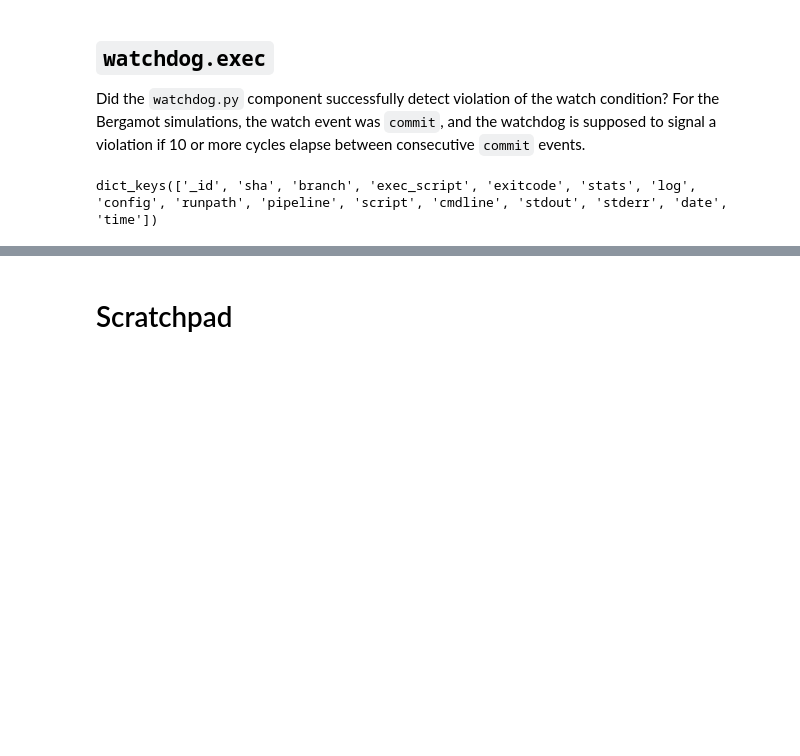
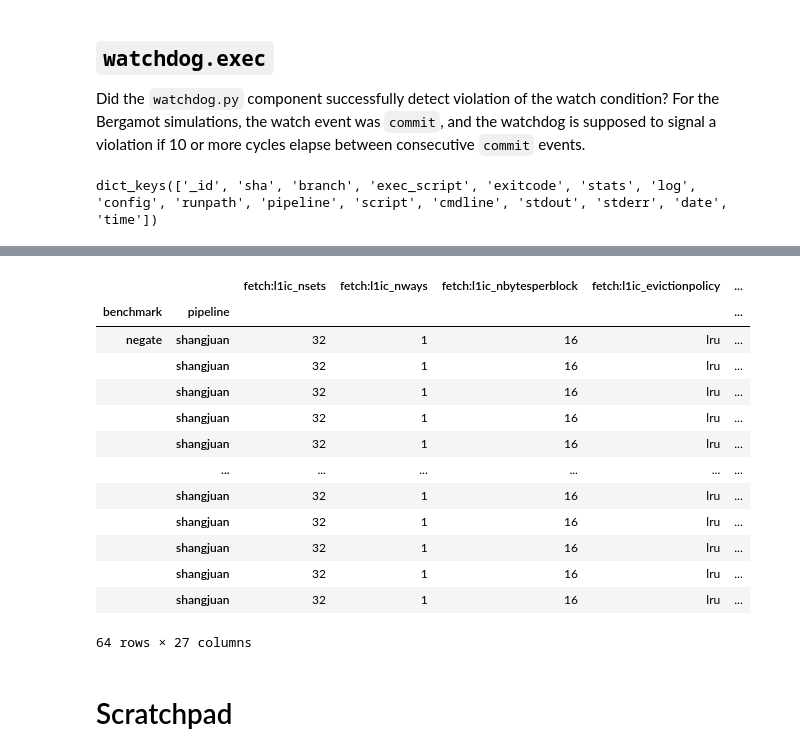
Before and after one commit to jhaskinsjr/nebula, a Jupyter notebook: MongoDB_Data_Analysis_Example.ipynb, the cells around one changed output, grey strips where cells are left out. Saved outputs shown, nothing was run; the diff lists cells and outputs as text; code cells hidden in the pictures; blank space fills up the shorter version.

Commit message:
updated example Jupyter Notebook

```diff
--- a/MongoDB_Data_Analysis_Example.ipynb
+++ b/MongoDB_Data_Analysis_Example.ipynb
@@ -92 +47,8 @@ Which of these tests failed to generate a correct result for the `negate`, `sort
+# %%
+_correct_answer = {
+    '3sat': 'solve(): [SOLUTION] s = 00000000000000000000000000000000000000000000000000000000000000000000000000000000000000000000000000000000000000000000000000000007', # restore: ../../snapshots/3sat/mainmem.raw.000000000480000.snapshot
+    'negate': '-2', # command: ../../examples/bin/negate 2
+    'sort': '-3 2 5', # command: ../../examples/bin/sort 2 -3 5
+    'sum': '5', # command: ../../examples/bin/sum 2 3
+}
 # %%
@@ -137,0 +105,14 @@ for _q in _quick:
+# %%
+_benchmark = '3sat'
+_quick = conn.nebula.quick.find({'cmdline': {'$regex': _benchmark}})
+_incorrect = []
+_correct = {}
+for _q in _quick:
+    _answer = _q.get('stdout').strip()
+    if _correct_answer.get(_benchmark) != _answer:
+        _incorrect.append(_q)
+        print('{} ({}) : {} {}'.format(_answer, len(_answer), _q.get('pipeline'), _q.get('cmdline')))
+        continue
+    _correct.update({_q.get('pipeline'): 1 + _correct.get(_q.get('pipeline'), 0)})
+print('len(_incorrect) : {}'.format(len(_incorrect)))
+print('_correct        : {}'.format(_correct))
@@ -137,0 +122,18 @@ for _q in _quick:
+# %%
+walk = lambda d, k: functools.reduce(lambda a, b: a.get(str(b)), k.split('.'), d)
+_ipc = pd.DataFrame.from_records(sum([[{
+        **walk(_q, 'config'),
+        **{
+            'benchmark': walk(_q, 'benchmark'),
+            'pipeline': walk(_q, 'pipeline').split('/')[-1],
+            'ipc': walk(_q, 'stats.0.commit.retires') / walk(_q, 'stats.cycle'),
+            'cycles': walk(_q, 'stats.cycle'),
+        }
+}] for _q in sum(map(
+        lambda b, d: list(map(
+            lambda y: {**y, **{'benchmark': b}},
+            filter(lambda x: x.get('stdout').strip() == _correct_answer.get(b) and '0' in x.get('stats').keys(), d)
+        )),
+        *zip(*[(c, conn.nebula.quick.find({'cmdline': {'$regex': c}})) for c in _correct_answer.keys()])
+), [])], []))
+_ipc
@@ -138,2 +154,19 @@ for _q in _quick:
+# %%
+_ipc.set_index(['benchmark', 'pipeline']).sort_index().loc[('negate', 'shangjuan')].sort_values(by='ipc')
+# %% [output]
+|  |  | fetch:l1ic_nsets | fetch:l1ic_nways | fetch:l1ic_nbytesperblock | fetch:l1ic_evictionpolicy | ... |
+| benchmark | pipeline |  |  |  |  | ... |
+| negate | shangjuan | 32 | 1 | 16 | lru | ... |
+|  | shangjuan | 32 | 1 | 16 | lru | ... |
+|  | shangjuan | 32 | 1 | 16 | lru | ... |
+|  | shangjuan | 32 | 1 | 16 | lru | ... |
+|  | shangjuan | 32 | 1 | 16 | lru | ... |
+|  | ... | ... | ... | ... | ... | ... |
+|  | shangjuan | 32 | 1 | 16 | lru | ... |
+|  | shangjuan | 32 | 1 | 16 | lru | ... |
+|  | shangjuan | 32 | 1 | 16 | lru | ... |
+|  | shangjuan | 32 | 1 | 16 | lru | ... |
+|  | shangjuan | 32 | 1 | 16 | lru | ... |
+64 rows × 27 columns
 # %% [markdown]
 # Scratchpad
```
Also changed, not shown: parts of 13 cells of this notebook.
